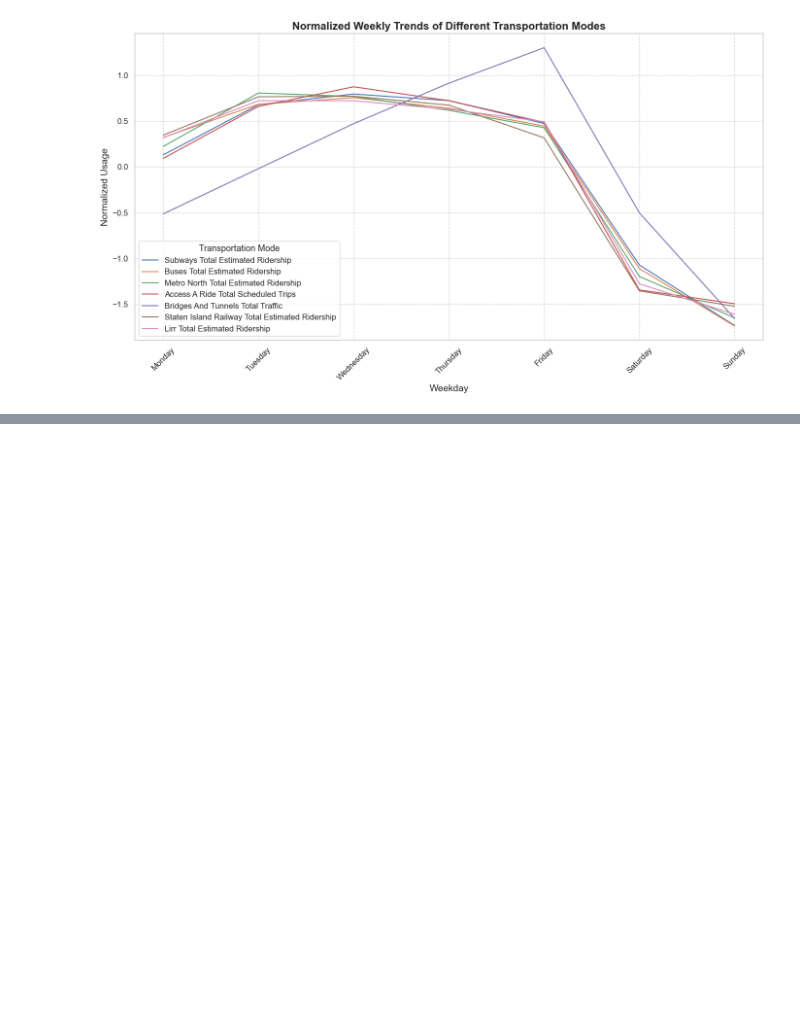
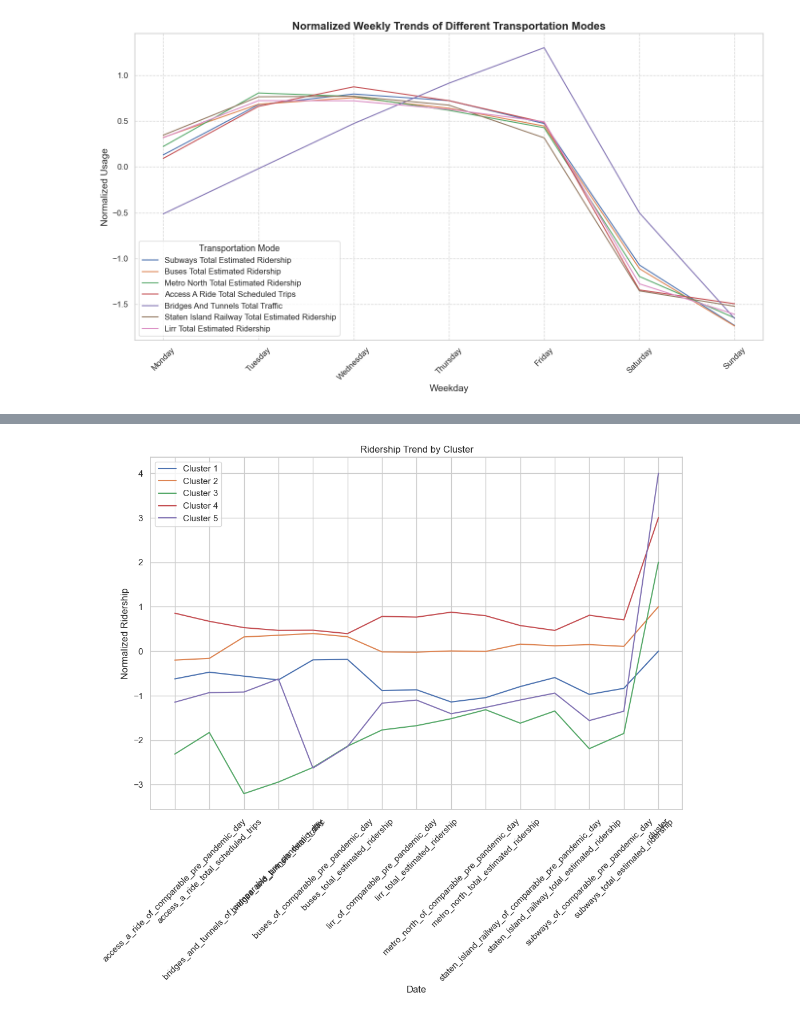
Before and after one commit to atharvakarnik/NY-MetroMetrics, a Jupyter notebook: sandbox-data-extraction.ipynb, the cells around one changed output, grey strips where cells are left out. Saved outputs shown, nothing was run; the diff lists cells and outputs as text; code cells hidden in the pictures; blank space fills up the shorter version.

```diff
--- a/sandbox-data-extraction.ipynb
+++ b/sandbox-data-extraction.ipynb
@@ -485,0 +517,15 @@ plt.show()
+# %%
+plt.figure(figsize=(12, 8))
+for k in range(5):
+    cluster_data = rolling_df[rolling_df['cluster'] == k]
+    cluster_mean = cluster_data.mean(axis=0)
+    plt.plot(cluster_mean.index, cluster_mean, label=f'Cluster {k+1}')
+
+plt.title('Ridership Trend by Cluster')
+plt.xlabel('Date')
+plt.xticks(rotation=45)
+plt.ylabel('Normalized Ridership')
+plt.legend()
+plt.show()
+# %% [output]
+[figure, added]
```
Also changed, not shown: parts of 5 cells of this notebook.
